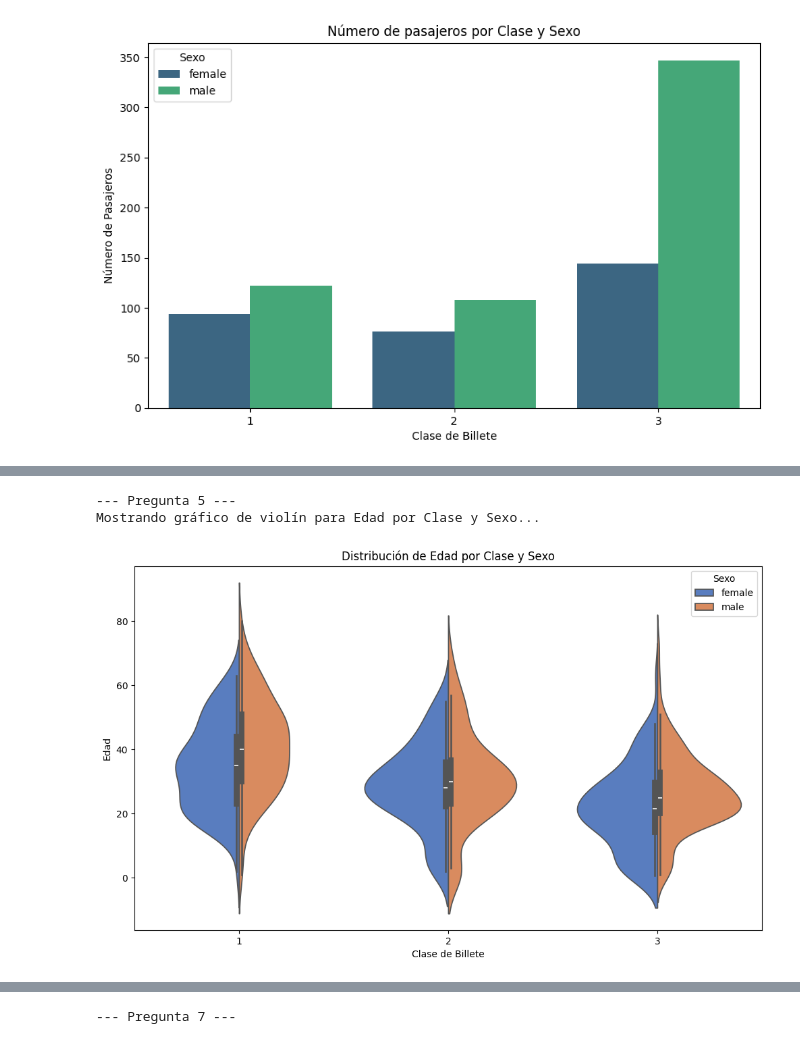
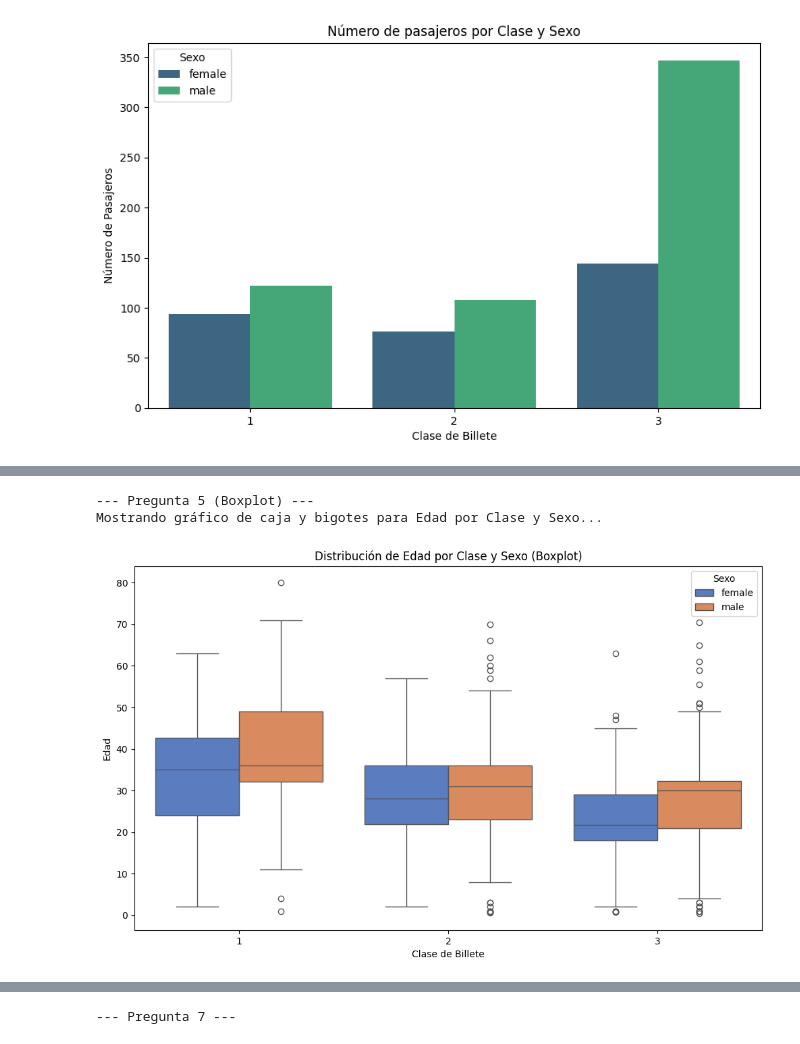
Before and after one commit to jmora67248-ui/Ciencia-de-datos, a Jupyter notebook: Actividad27OctEDA.ipynb, the cells around one changed output, grey strips where cells are left out. Saved outputs shown, nothing was run; the diff lists cells and outputs as text; code cells hidden in the pictures.

```diff
--- a/Actividad27OctEDA.ipynb
+++ b/Actividad27OctEDA.ipynb
@@ -711,21 +685,21 @@ Pasajeros sin información de edad (faltantes): 177
 # %%
 # -----------------------------------------------------------------
 ## 5. Distribución de edad por clase y sexo
 # -----------------------------------------------------------------
-print("\n--- Pregunta 5 ---")
-print("Mostrando gráfico de violín para Edad por Clase y Sexo...")
+print("\n--- Pregunta 5 (Boxplot) ---")
+print("Mostrando gráfico de caja y bigotes para Edad por Clase y Sexo...")
 
-# Gráfico de violín para ver la distribución
 plt.figure(figsize=(12, 7))
-sns.violinplot(data=df, x='Pclass', y='Age', hue='Sex', split=True, palette='muted')
-plt.title('Distribución de Edad por Clase y Sexo')
+
+
+sns.boxplot(data=df, x='Pclass', y='Age', hue='Sex', palette='muted')
+
+plt.title('Distribución de Edad por Clase y Sexo (Boxplot)')
 plt.xlabel('Clase de Billete')
 plt.ylabel('Edad')
 plt.legend(title='Sexo', loc='upper right')
 plt.show()
-# Nota: Observarás que los pasajeros de 1ra clase tienden a ser mayores,
-# y los de 3ra clase tienden a ser más jóvenes.
 # %% [output]
---- Pregunta 5 ---
-Mostrando gráfico de violín para Edad por Clase y Sexo...
+--- Pregunta 5 (Boxplot) ---
+Mostrando gráfico de caja y bigotes para Edad por Clase y Sexo...
-[figure, old version]
+[figure, new version]
```
Also changed, not shown: parts of 13 cells of this notebook.
